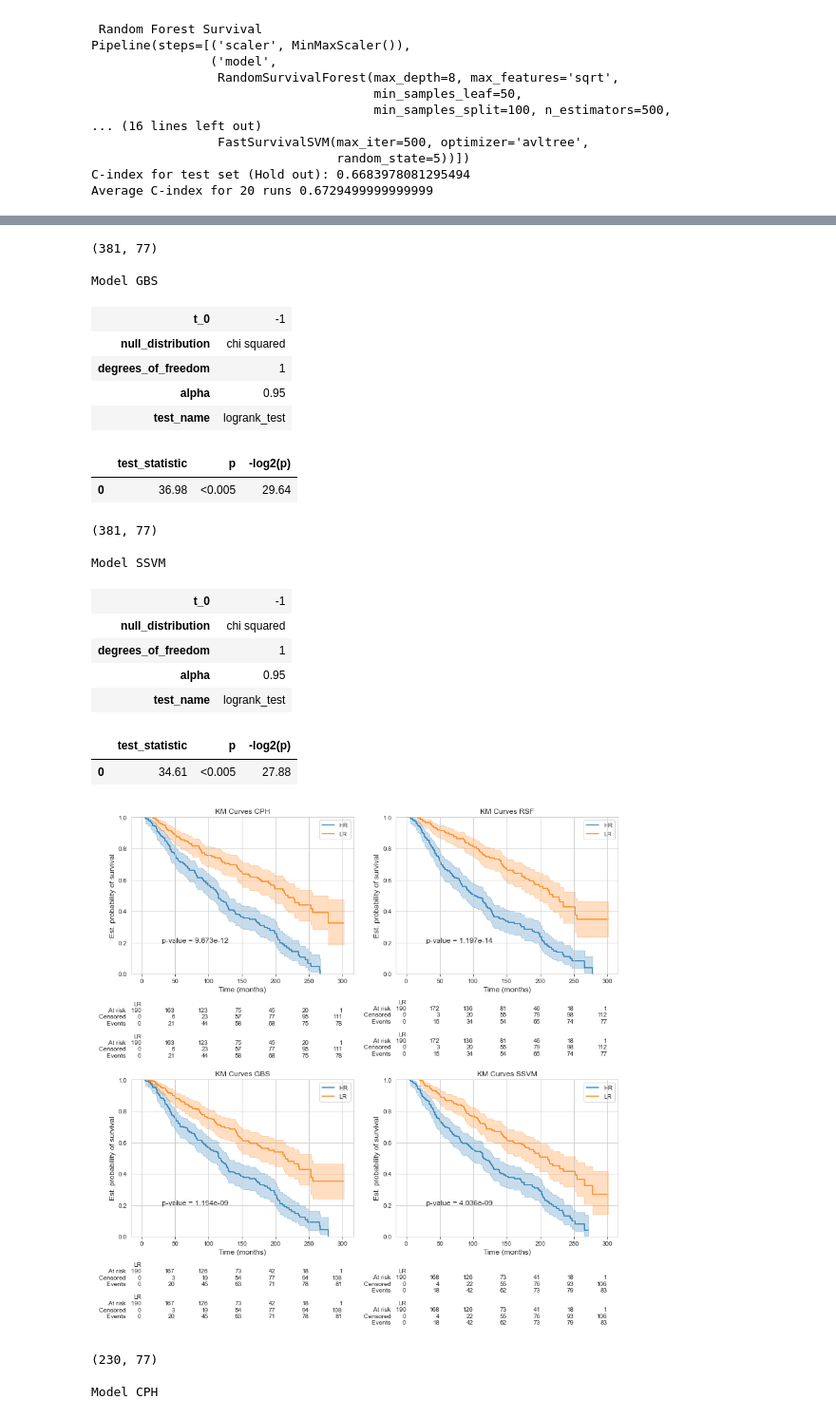
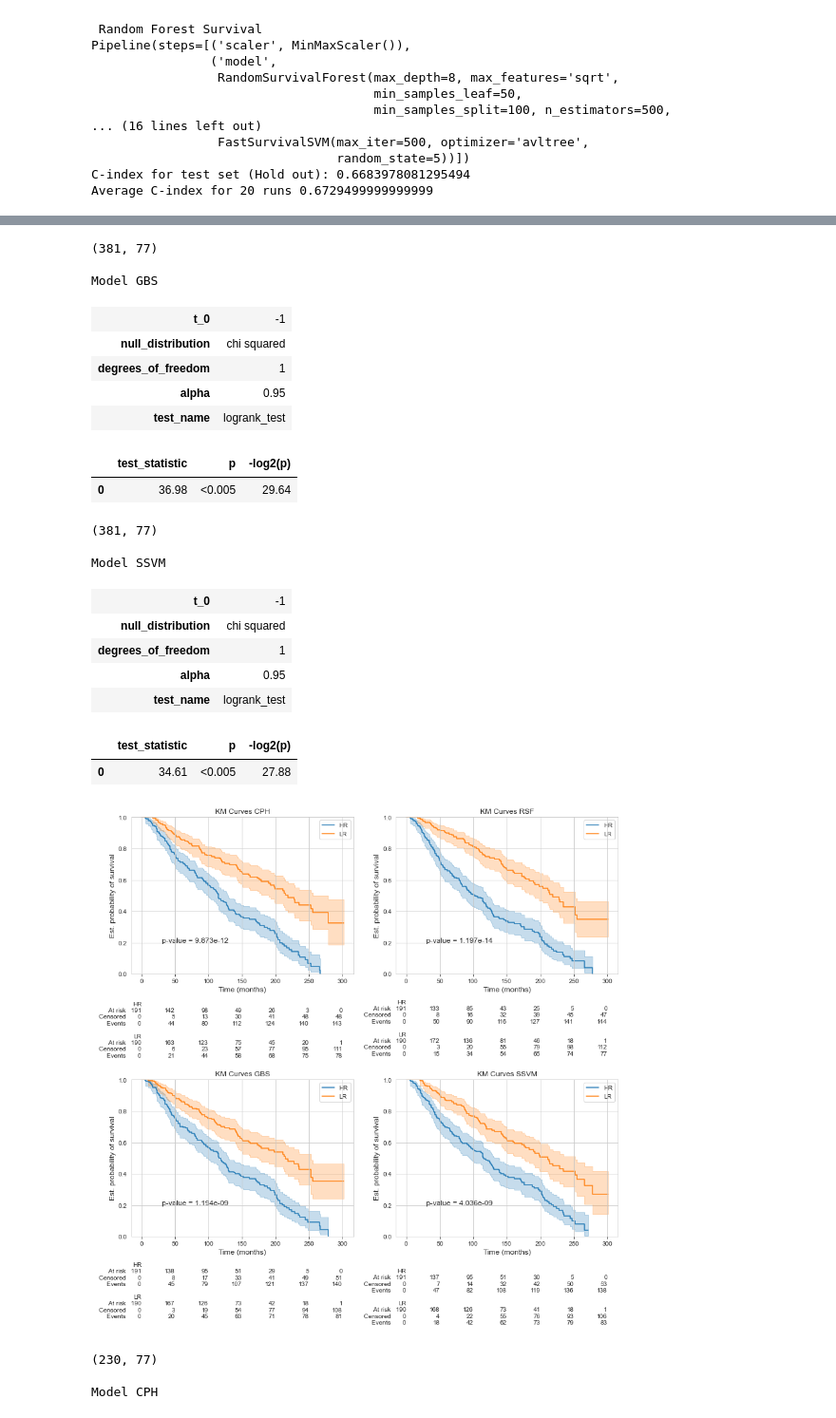
Before and after one commit to Angione-Lab/survival_analysis_tutorial, a Jupyter notebook: 4_Experiment_3.ipynb, the cells around one changed output, grey strips where cells are left out. Shown at 95% size. Saved outputs shown, nothing was run; the diff lists cells and outputs as text; code cells hidden in the pictures.

```diff
--- a/4_Experiment_3.ipynb
+++ b/4_Experiment_3.ipynb
@@ -377,7 +381,7 @@ for pred in pred_list:
     kmf_lr = KaplanMeierFitter()
     ax = kmf_lr.fit(T_lr, E_lr, label='LR').plot_survival_function()
 
-    add_at_risk_counts(kmf_lr, kmf_lr)
+    add_at_risk_counts(kmf_hr, kmf_lr)
     # Format graph
     plt.ylim(0,1)
     ax.set_xlabel('Time (months)',fontsize='large')
@@ -393,7 +397,7 @@ for pred in pred_list:
     ax.text(xloc,.2,'p-value = {:0.3e}'.format(res.p_value),fontsize=12)
     ax.set_title('KM Curves {}' .format(name[k-1]))
     plt.tight_layout()
-    plt.savefig('Plot\Exp3_KM.pdf')
+    # plt.savefig('Plot\Exp3_KM.pdf')
 # %% [output]
 (381, 77)
 
@@ -408,34 +412,34 @@ Model CPH
 (381, 77)
 
 Model RSF
 | t_0 | -1 |
 | null_distribution | chi squared |
 | degrees_of_freedom | 1 |
 | alpha | 0.95 |
 | test_name | logrank_test |
 |  | test_statistic | p | -log2(p) |
 | 0 | 59.54 | <0.005 | 46.25 |
 (381, 77)
 
 Model GBS
 | t_0 | -1 |
 | null_distribution | chi squared |
 | degrees_of_freedom | 1 |
 | alpha | 0.95 |
 | test_name | logrank_test |
 |  | test_statistic | p | -log2(p) |
 | 0 | 36.98 | <0.005 | 29.64 |
 (381, 77)
 
 Model SSVM
 | t_0 | -1 |
 | null_distribution | chi squared |
 | degrees_of_freedom | 1 |
 | alpha | 0.95 |
 | test_name | logrank_test |
 |  | test_statistic | p | -log2(p) |
 | 0 | 34.61 | <0.005 | 27.88 |
-[figure, old version]
+[figure, new version]
 # %%
 # KM Curves for top and bottom 30%
 k  = 0
```
Also changed, not shown: parts of 7 cells of this notebook, 1 other file.
